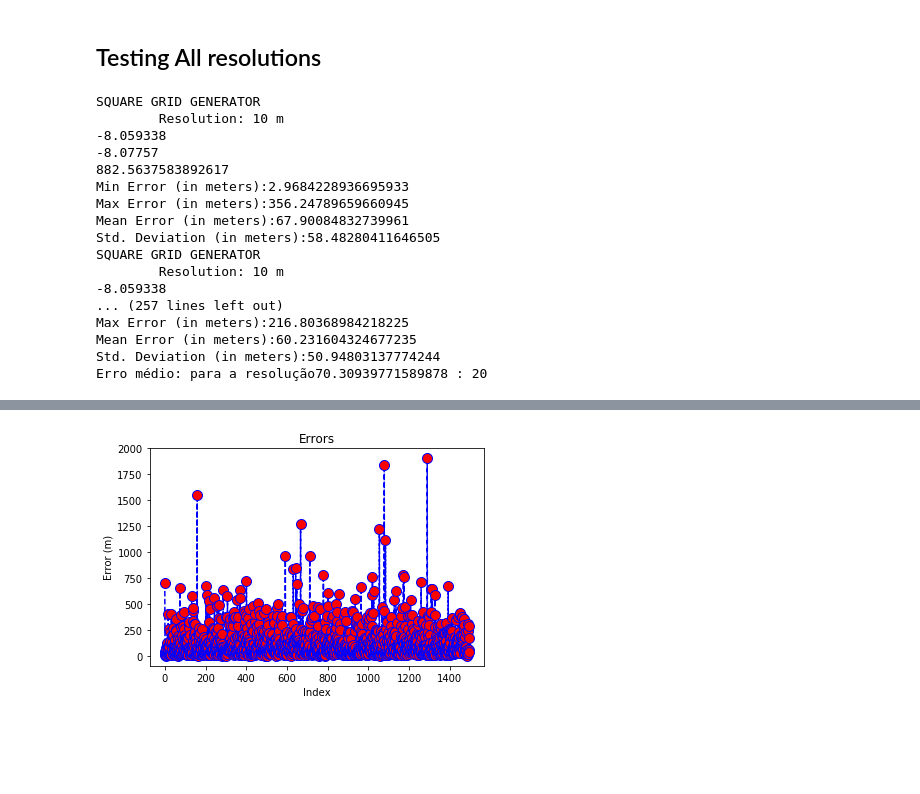
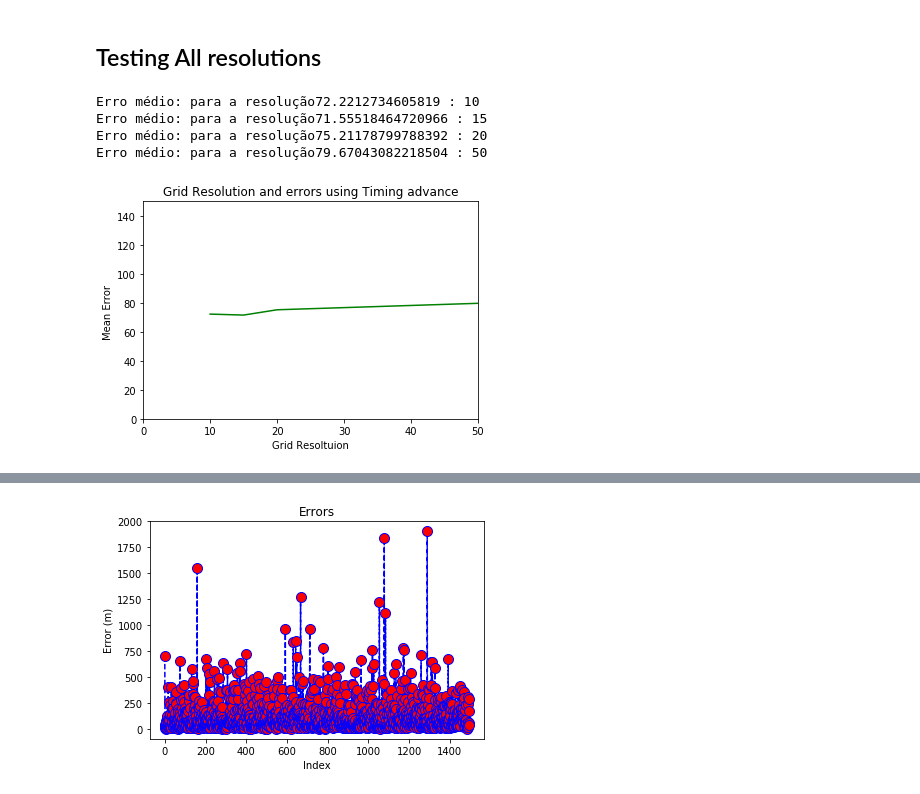
Before and after one commit to thiagoald/projeto_es290, a Jupyter notebook: Localization.ipynb, the cells around one changed output, grey strips where cells are left out. Saved outputs shown, nothing was run; the diff lists cells and outputs as text; code cells hidden in the pictures; blank space fills up the shorter version.

Commit message:
graph for all resolutions

```diff
--- a/Localization.ipynb
+++ b/Localization.ipynb
@@ -366,7 +384,9 @@ Std. Deviation (in meters):57.890055396641024
 ## Testing All resolutions
 # %%
 #tests = [10, 20, 50, 100, 200,300,400, 500, 600, 1000]
-tests = [10, 15, 20]
+tests = [10, 15, 20, 50]
+tests_errors = []
+
 positions, df_points_all = read_data('resources/data/LocTreino_Equipe_2.csv')
 bts_positions, df_btss = read_data('resources/data/dados_BTSs.csv')
 
@@ -401,8 +421,8 @@ for res in tests:
                               targets)
 
 
-        print("SQUARE GRID GENERATOR")
-        print("\tResolution: {} m".format(RESOLUTION))
+        #print("SQUARE GRID GENERATOR")
+        #print("\tResolution: {} m".format(RESOLUTION))
 
         # Calculate limits
         lats = np.array(list(df_points['lat']))
@@ -422,59 +442,67 @@ for res in tests:
         while(get_distance_in_meters(ref_lat, ref_lon, ref_lat, ref_lon+diff_lon) < RESOLUTION):
             diff_lon += inc
         cells = [] #added TO FIX
-        print(max_lat)
-        print(min_lat)
+       # print(max_lat)
+       # print(min_lat)
 
         # Add grid points
         number_of_squares = 1000 #old value 20
 
         grid_lats = np.arange(min_lat, max_lat, diff_lat)
 
         grid_lons = np.arange(min_lon, max_lon, diff_lon)
 
         #grid_lats = np.linspace(min_lat,max_lat,number_of_squares)
         #grid_lons = np.linspace(min_lon,max_lon,number_of_squares)
 
         lat_centers = [(l1 + l2)/2 for l1, l2 in zip(grid_lats, grid_lats[1:])]
         lon_centers = [(l1 + l2)/2 for l1, l2 in zip(grid_lons, grid_lons[1:])]
 
         samples = []
         for lat in lat_centers:
             for lon in lon_centers:
                 samples.append((lat, lon))
         cells += list(zip(samples, gen_fingerprints(samples, regs)))
         len(cells)
 
         btss = gen_taf_struct(df_btss, cells)
+        #print(btss)
         pred_positions_taf = []
         reduced_sets = []
         for point_tas, point_fp in zip(list(df_points_test.values[:, 9:]),
                                        list(df_points_test.values[:, 3:9])):
             pos, reduced_set  = search_taf(point_tas, point_fp, btss)
             #print(pos)
             #print(reduced_set)
+            #pos_all = [a for a,b in reduced_set]
+
+            #lat_pos_all = [lat for lat, lon in pos_all]
+            #lon_pos_all = [lon for lat, lon in pos_all]
+
+            #pondered_pos = (np.mean(lat_pos_all),np.mean(lon_pos_all))
+            #print(pos)
+            #print(pondered_pos)
+            #print(lat_pos_all)
             pred_positions_taf.append(pos)
-            reduced_sets.append(reduced_set)
-        print(np.mean(reduced_sets))
+            reduced_sets.append(len(reduced_set))
+        #print(np.mean(reduced_sets))
         errors_taf = get_errors(df_points_test, pred_positions_taf)
         errors.append(np.mean(errors_taf))
-        show_stats(errors_taf)
-    print("Erro médio: para a resolução{0} : {1}".format(np.mean(errors), RESOLUTION))
+        #show_stats(errors_taf)
+    error_res = np.mean(errors)
+    tests_errors.append(error_res)
+    print("Erro médio: para a resolução{0} : {1}".format(error_res, RESOLUTION))
+
+
+plt.plot(tests, tests_errors, color='g')
+plt.xlabel('Grid Resoltuion')
+plt.ylabel('Mean Error ')
+plt.title('Grid Resolution and errors using Timing advance')
+plt.axis([0, 50,0, 150])
+plt.show()
 # %% [output]
-SQUARE GRID GENERATOR
-        Resolution: 10 m
--8.059338
--8.07757
-882.5637583892617
-Min Error (in meters):2.9684228936695933
-Max Error (in meters):356.24789659660945
-Mean Error (in meters):67.90084832739961
-Std. Deviation (in meters):58.48280411646505
-SQUARE GRID GENERATOR
-        Resolution: 10 m
--8.059338
-... (257 lines left out)
-Max Error (in meters):216.80368984218225
-Mean Error (in meters):60.231604324677235
-Std. Deviation (in meters):50.94803137774244
-Erro médio: para a resolução70.30939771589878 : 20
+Erro médio: para a resolução72.2212734605819 : 10
+Erro médio: para a resolução71.55518464720966 : 15
+Erro médio: para a resolução75.21178799788392 : 20
+Erro médio: para a resolução79.67043082218504 : 50
+[figure, added]
```
Also changed, not shown: parts of 8 cells of this notebook, 1 other file.
